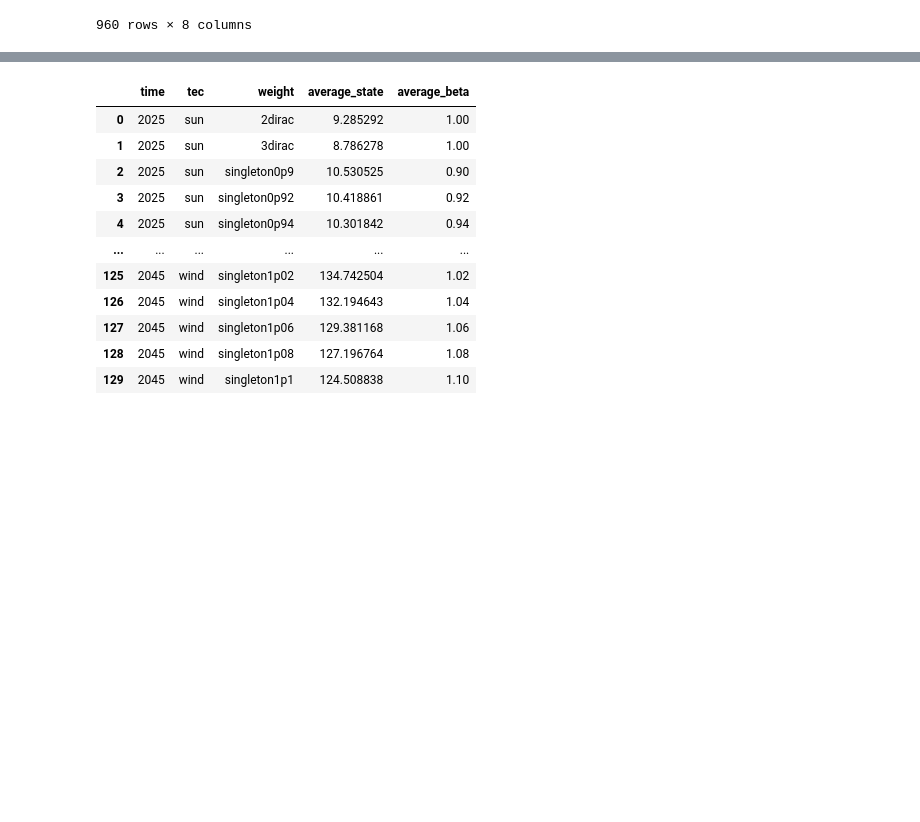
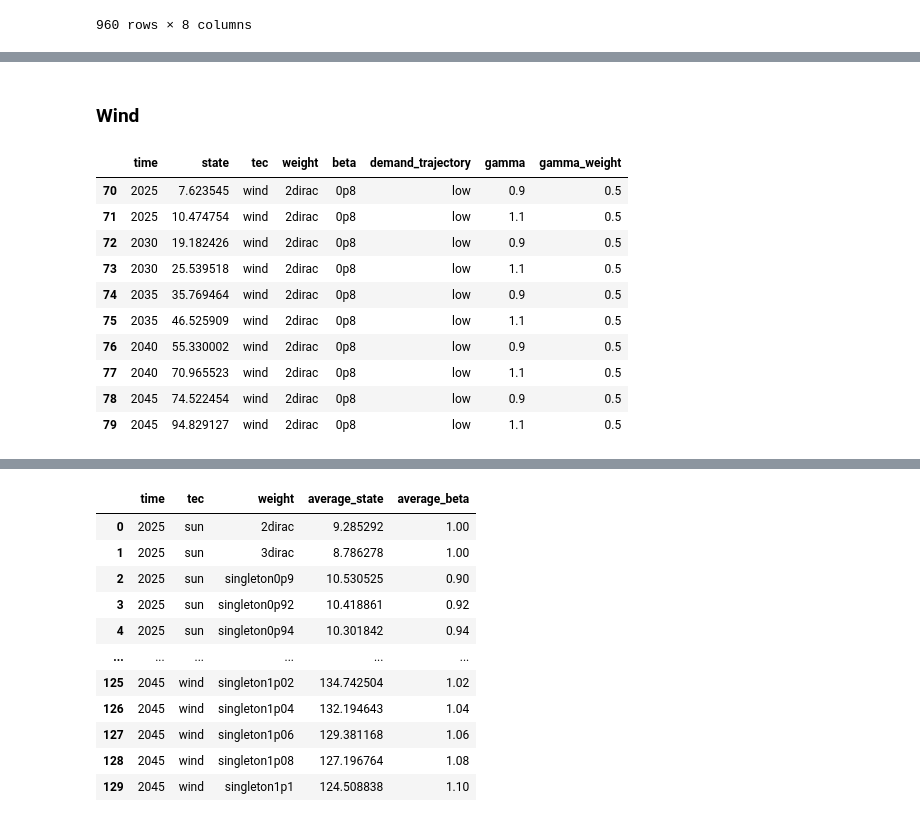
Before and after one commit to celiaescribe/investment_model_heterogeneity, a Jupyter notebook: plots_heterogeneity.ipynb, the cells around one changed output, grey strips where cells are left out. Saved outputs shown, nothing was run; the diff lists cells and outputs as text; code cells hidden in the pictures; blank space fills up the shorter version.

```diff
--- a/plots_heterogeneity.ipynb
+++ b/plots_heterogeneity.ipynb
@@ -328,0 +361,16 @@ state_dataframe
+# %% [markdown]
+### Wind
+# %%
+state_dataframe.loc[(state_dataframe.tec == 'wind') & (state_dataframe.weight == "2dirac") & (state_dataframe.demand_trajectory == 'low') & (state_dataframe.beta == '0p8')]
+# %% [output]
+|  | time | state | tec | weight | beta | demand_trajectory | gamma | gamma_weight |
+| 70 | 2025 | 7.623545 | wind | 2dirac | 0p8 | low | 0.9 | 0.5 |
+| 71 | 2025 | 10.474754 | wind | 2dirac | 0p8 | low | 1.1 | 0.5 |
+| 72 | 2030 | 19.182426 | wind | 2dirac | 0p8 | low | 0.9 | 0.5 |
+| 73 | 2030 | 25.539518 | wind | 2dirac | 0p8 | low | 1.1 | 0.5 |
+| 74 | 2035 | 35.769464 | wind | 2dirac | 0p8 | low | 0.9 | 0.5 |
+| 75 | 2035 | 46.525909 | wind | 2dirac | 0p8 | low | 1.1 | 0.5 |
+| 76 | 2040 | 55.330002 | wind | 2dirac | 0p8 | low | 0.9 | 0.5 |
+| 77 | 2040 | 70.965523 | wind | 2dirac | 0p8 | low | 1.1 | 0.5 |
+| 78 | 2045 | 74.522454 | wind | 2dirac | 0p8 | low | 0.9 | 0.5 |
+| 79 | 2045 | 94.829127 | wind | 2dirac | 0p8 | low | 1.1 | 0.5 |
```
Also changed, not shown: parts of 9 cells of this notebook.
